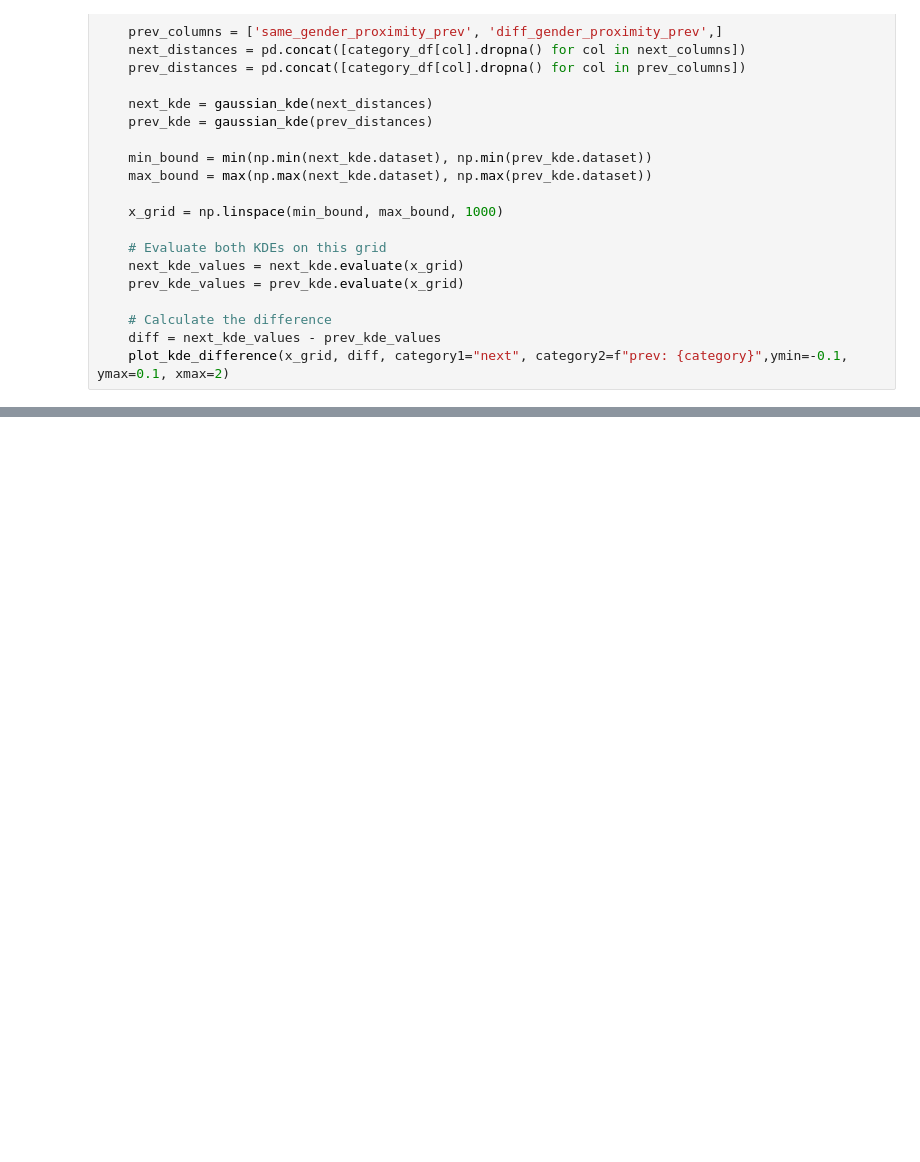
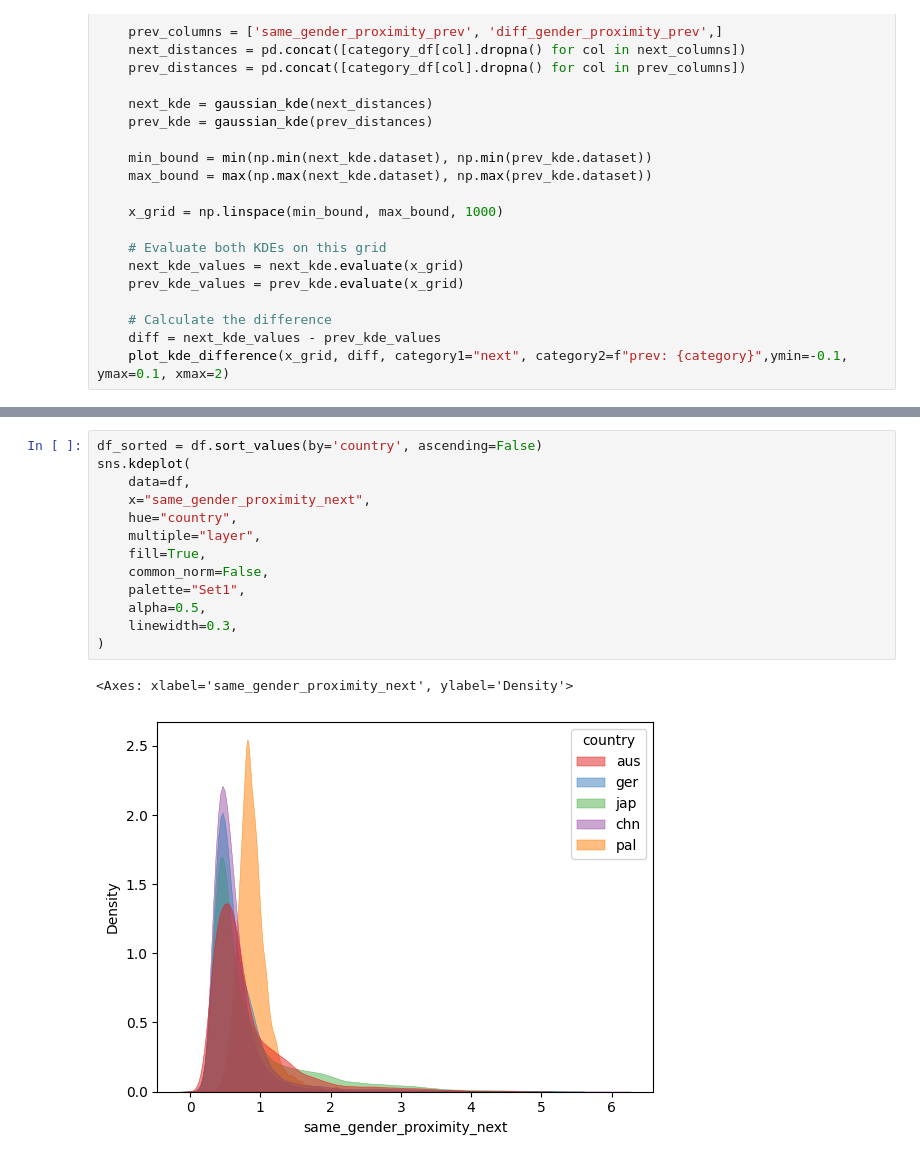
Before and after one commit to PedestrianDynamics/gender-experiments, a Jupyter notebook: notebooks/pdf.ipynb, the cells around one changed output, grey strips where cells are left out. Drawn from its saved outputs; the diff is of its cells as text; blank space fills up the shorter version.

```diff
--- a/notebooks/pdf.ipynb
+++ b/notebooks/pdf.ipynb
@@ -272,0 +305,16 @@ for category in categories:
+# %%
+df_sorted = df.sort_values(by='country', ascending=False)
+sns.kdeplot(
+    data=df,
+    x="same_gender_proximity_next",
+    hue="country",
+    multiple="layer",
+    fill=True,
+    common_norm=False,
+    palette="Set1",
+    alpha=0.5,
+    linewidth=0.3,
+)
+# %% [output]
+<Axes: xlabel='same_gender_proximity_next', ylabel='Density'>
+[figure, added]
```
Also changed, not shown: parts of 14 cells of this notebook, 2 other files.
